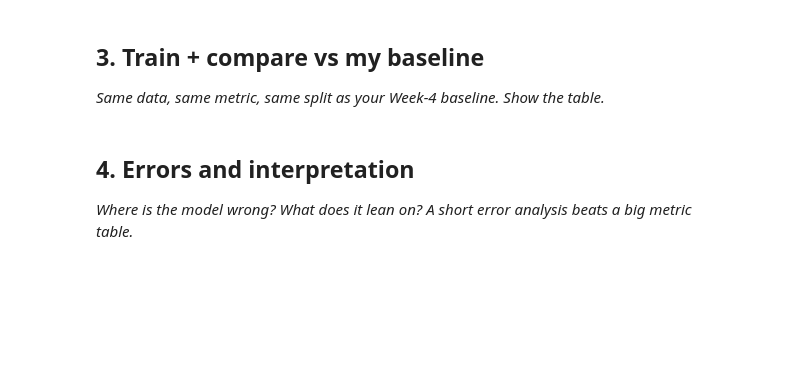
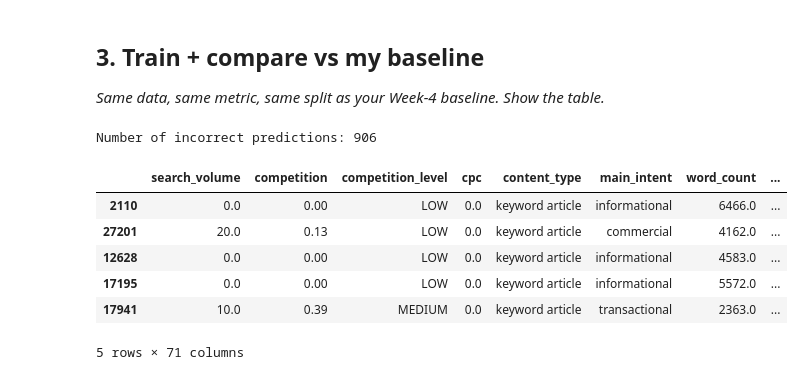
Before and after one commit to Dilip-Git18/flyrank-ml-internship, a Jupyter notebook: work/notebooks/w05_model.ipynb, the cells around one changed output. Drawn from its saved outputs; the diff is of its cells as text; code cells hidden in the pictures; blank space fills up the shorter version.

```diff
--- a/work/notebooks/w05_model.ipynb
+++ b/work/notebooks/w05_model.ipynb
@@ -16,0 +116,6 @@ This skeleton is yours to fill. Work the sections **in order** — each one has
+# %%
+df["is_declining_label"] = (
+    df["trend_direction"] == "down"
+).astype(int)
+
+df["is_declining_label"].value_counts()
@@ -18,7 +444,37 @@ This skeleton is yours to fill. Work the sections **in order** — each one has
 ## 3. Train + compare vs my baseline
 
 *Same data, same metric, same split as your Week-4 baseline. Show the table.*
-# %% [markdown]
-## 4. Errors and interpretation
-
-*Where is the model wrong? What does it lean on? A short error analysis beats a big metric table.*
+# %%
+# Analyze where Random Forest makes mistakes
+
+errors = X_test.copy()
+
+errors["actual"] = y_test.values
+errors["prediction"] = rf_pred
+
+
+# Select only incorrect predictions
+
+wrong_predictions = errors[
+    errors["actual"] != errors["prediction"]
+]
+
+
+print(
+    "Number of incorrect predictions:",
+    len(wrong_predictions)
+)
+
+
+# Display first 5 wrong predictions
+
+wrong_predictions.head()
+# %% [output]
+Number of incorrect predictions: 906
+|  | search_volume | competition | competition_level | cpc | content_type | main_intent | word_count | ... |
+| 2110 | 0.0 | 0.00 | LOW | 0.0 | keyword article | informational | 6466.0 | ... |
+| 27201 | 20.0 | 0.13 | LOW | 0.0 | keyword article | commercial | 4162.0 | ... |
+| 12628 | 0.0 | 0.00 | LOW | 0.0 | keyword article | informational | 4583.0 | ... |
+| 17195 | 0.0 | 0.00 | LOW | 0.0 | keyword article | informational | 5572.0 | ... |
+| 17941 | 10.0 | 0.39 | MEDIUM | 0.0 | keyword article | transactional | 2363.0 | ... |
+5 rows × 71 columns
```
Also changed, not shown: parts of 20 cells of this notebook.
